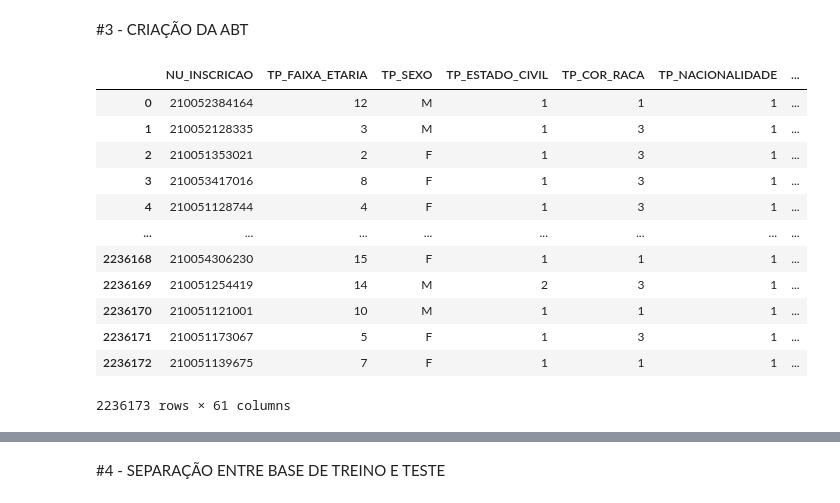
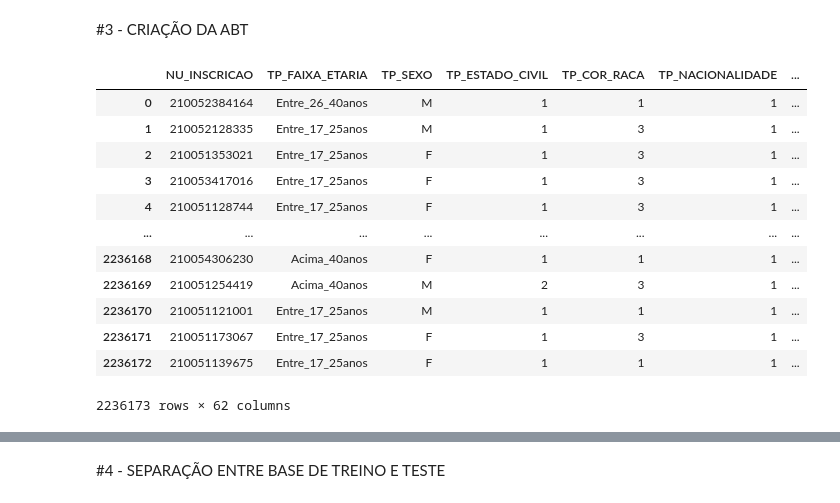
Before and after one commit to hsantos1985/ds_projects, a Jupyter notebook: SCRIPT_ABT_manual.ipynb, the cells around one changed output, grey strips where cells are left out. Drawn from its saved outputs; the diff is of its cells as text; code cells hidden in the pictures.

```diff
--- a/SCRIPT_ABT_manual.ipynb
+++ b/SCRIPT_ABT_manual.ipynb
@@ -153,46 +153,92 @@ dados_nota_corte.head(10)
 # %%
 #CRIAÇÃO DA ABT
 base_abt=(
 dados_enem
 .filter(['NU_INSCRICAO','TP_FAIXA_ETARIA','TP_SEXO',
                   'TP_ESTADO_CIVIL','TP_COR_RACA','TP_NACIONALIDADE',
-                  'TP_ST_CONCLUSAO','TP_ANO_CONCLUIU','TP_ESCOLA','IN_TREINEIRO',
+                  'TP_ST_CONCLUSAO','TP_ANO_CONCLUIU','TP_ESCOLA','IN_TREINEIRO','TP_ENSINO',
                   'SG_UF_PROVA','TP_PRESENCA_CN','TP_PRESENCA_CH','TP_PRESENCA_LC','TP_PRESENCA_MT',
                   'NU_NOTA_CN','NU_NOTA_CH','NU_NOTA_LC','NU_NOTA_MT','TP_STATUS_REDACAO','NU_NOTA_REDACAO'])
 #FILTRO DA BASE CONSIDERANDO APENAS OS ALUNOS PRESENTES EM TODAS AS PROVAS E CUJA REDAÇÃO NÃO TENHA SIDO ANULADA
 .query('TP_PRESENCA_CH==1 & TP_PRESENCA_LC==1 & TP_PRESENCA_MT==1 & TP_PRESENCA_CN==1  & TP_STATUS_REDACAO!=2')
 #fazendo um join com os dados de competitividade dos estados
 .merge(dados_compet, how='left', left_on='SG_UF_PROVA', right_on='UF')
 #fazendo um merge com as notas de cortes de cada estado
 .merge(dados_nota_corte, how='left', left_on='SG_UF_PROVA', right_on='UF')
 #criando um merge com do df de regiao
 .merge(regiao_uf, how='left', left_on='SG_UF_PROVA', right_on='UF')
 #criando uma feature com a média da nota final dos candidatos, FOI CONSIDERADA A SOMA TODAS DAS COMPETÊNCIAS DIVIDIDO POR 5
 .assign(NOTA_FINAL=lambda df_memoria:((df_memoria['NU_NOTA_CN']+df_memoria['NU_NOTA_CH']+df_memoria['NU_NOTA_LC']+df_memoria['NU_NOTA_MT']+df_memoria['NU_NOTA_REDACAO'])/5))
 #CRIANDO A COLUNA SE A NOTA FINAL É MAIOR QUE A MÉDIA DA MAIOR NOTA
 .assign(NOTA_FINAL_MMN=lambda df_memoria: (df_memoria['NOTA_FINAL'] >= df_memoria['MEDIA_MAIOR_NOTA']).astype(int))
 #CRIANDO A COLUNA TARGET SE A NOTA FINAL, É MENOR QUE A MENOR NOTA DE CORTE DO ESTADO
 .assign(TARGET=lambda df_memoria: (df_memoria['NOTA_FINAL'] >= df_memoria['MEDIA_MENOR_NOTA_CORTE']).astype(int))
 
+#TRATANDO A COLUNA FAIXA ETARIA
+.replace({'TP_FAIXA_ETARIA':{1:'Menor_17anos',2:'Entre_17_25anos',3:'Entre_17_25anos',4:'Entre_17_25anos',
+                             5:'Entre_17_25anos',6:'Entre_17_25anos',7:'Entre_17_25anos',
+                             8:'Entre_17_25anos',9:'Entre_17_25anos',10:'Entre_17_25anos',
+                             11:'Entre_26_40anos',12:'Entre_26_40anos',
+                             13:'Entre_26_40anos',14:'Acima_40anos',
+                             15:'Acima_40anos',16:'Acima_40anos',17:'Acima_40anos',
+                            18:'Acima_40anos',19:'Acima_40anos',20:'Acima_40anos'}})
+
+#TRATANDO A COLUNA ESTADO CIVIL
+.replace({'TP_ESTADO_CIVIL':{0:'0',1:'1',2:'2',
+                             3:'3',4:'4'}})
+#TRATANDO A COLUNA RAÇA
+.replace({'TP_COR_RACA':{0:'0',1:'1',2:'2',3:'3',4:'4',5:'5',
+                         6:'6'}})
+#TRATANDO A COLUNA NACIONALIDADE
+.replace({'TP_NACIONALIDADE':{0:'0',1:'1',2:'2',
+                              3:'3',4:'4'}})
+#TRATANDO A COLUNA CONCLUSÃO ENSINO MÉDIO
+.replace({'TP_ST_CONCLUSAO':{1:'1',2:'2',
+                             3:'3',
+                              4:'4'}})
+
+#TRATANDO A COLUNA ANO DE CONCLUSÃO ENSINO MÉDIO
+.replace({'TP_ANO_CONCLUIU':{0:'Nao_informado',1:'Entre_2021_2015',2:'Entre_2021_2015',3:'Entre_2021_2015',
+                             4:'Entre_2021_2015',5:'Entre_2021_2015',
+                             6:'Entre_2021_2015',7:'Entre_2021_2015',8:'Entre_2014_2007',
+                             9:'Entre_2014_2007',10:'Entre_2014_2007',
+                             11:'Entre_2014_2007',12:'Entre_2014_2007',
+                             13:'Entre_2014_2007',14:'Entre_2014_2007',
+                             15:'Entre_2014_2007',16:'Antes_2007'}})
+
+#TRATANDO A COLUNA TIPO DE ENSINO
+.replace({'TP_ENSINO':{1:'1',2:'2'}})
+
+#TRATANDO A COLUNA TREINEIRO
+.replace({'IN_TREINEIRO':{1:'Sim',0:'Nao'}})
+
+#TRATANDO A COLUNA TIPO DE ESCOLA
+.replace({'TP_ESCOLA':{1:'1',2:'2',3:'3'}})
+
+#TRATANDO A COLUNA ESTATUS DA REDAÇÃO
+.replace({'TP_STATUS_REDACAO':{1:'Sem_problemas',2:'Com_algum_problema',3:'Com_algum_problema',
+                               4:'Com_algum_problema',
+                               6:'Com_algum_problema',7:'Com_algum_problema',
+                               8:'Com_algum_problema',9:'Com_algum_problema'}})
 #filtro das features
 .drop_duplicates()
 
 )
 base_abt
 # %% [output]
 |  | NU_INSCRICAO | TP_FAIXA_ETARIA | TP_SEXO | TP_ESTADO_CIVIL | TP_COR_RACA | TP_NACIONALIDADE | ... |
-| 0 | 210052384164 | 12 | M | 1 | 1 | 1 | ... |
-| 1 | 210052128335 | 3 | M | 1 | 3 | 1 | ... |
-| 2 | 210051353021 | 2 | F | 1 | 3 | 1 | ... |
-| 3 | 210053417016 | 8 | F | 1 | 3 | 1 | ... |
-| 4 | 210051128744 | 4 | F | 1 | 3 | 1 | ... |
+| 0 | 210052384164 | Entre_26_40anos | M | 1 | 1 | 1 | ... |
+| 1 | 210052128335 | Entre_17_25anos | M | 1 | 3 | 1 | ... |
+| 2 | 210051353021 | Entre_17_25anos | F | 1 | 3 | 1 | ... |
+| 3 | 210053417016 | Entre_17_25anos | F | 1 | 3 | 1 | ... |
+| 4 | 210051128744 | Entre_17_25anos | F | 1 | 3 | 1 | ... |
 | ... | ... | ... | ... | ... | ... | ... | ... |
-| 2236168 | 210054306230 | 15 | F | 1 | 1 | 1 | ... |
-| 2236169 | 210051254419 | 14 | M | 2 | 3 | 1 | ... |
-| 2236170 | 210051121001 | 10 | M | 1 | 1 | 1 | ... |
-| 2236171 | 210051173067 | 5 | F | 1 | 3 | 1 | ... |
-| 2236172 | 210051139675 | 7 | F | 1 | 1 | 1 | ... |
+| 2236168 | 210054306230 | Acima_40anos | F | 1 | 1 | 1 | ... |
+| 2236169 | 210051254419 | Acima_40anos | M | 2 | 3 | 1 | ... |
+| 2236170 | 210051121001 | Entre_17_25anos | M | 1 | 1 | 1 | ... |
+| 2236171 | 210051173067 | Entre_17_25anos | F | 1 | 3 | 1 | ... |
+| 2236172 | 210051139675 | Entre_17_25anos | F | 1 | 1 | 1 | ... |
-2236173 rows × 61 columns
+2236173 rows × 62 columns
 # %%
 base_abt.columns
 # %% [output]
```
Also changed, not shown: parts of 39 cells of this notebook.
